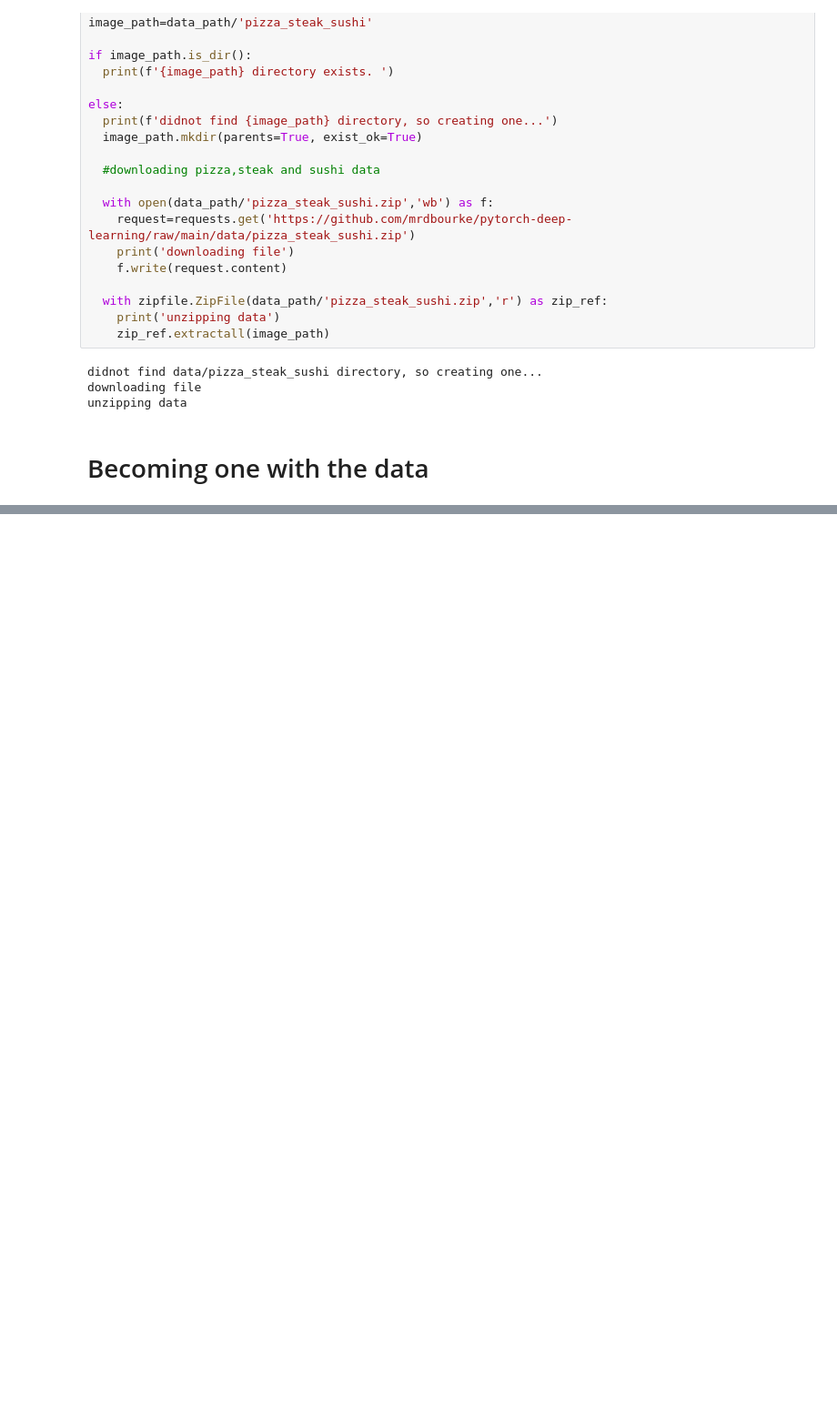
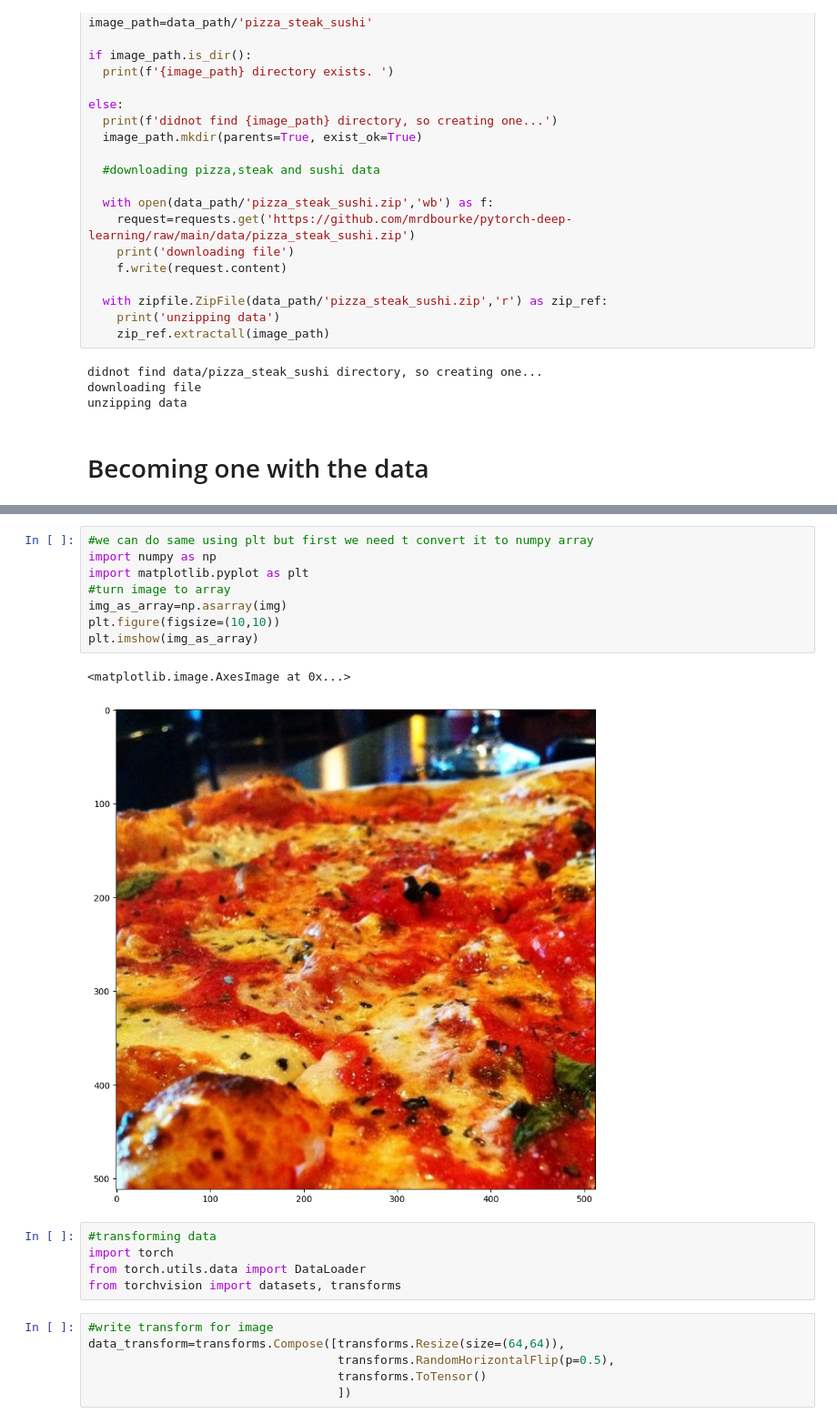
Before and after one commit to 404saugat404/pytorch, a Jupyter notebook: custom_data.ipynb, the cells around one changed output, grey strips where cells are left out. Shown at 91% size. Cells and saved outputs as stored; diff of their text form; blank space fills up the shorter version.

```diff
--- a/custom_data.ipynb
+++ b/custom_data.ipynb
@@ -58,0 +93,22 @@ test_dir=image_path/'test'
+# %%
+#we can do same using plt but first we need t convert it to numpy array
+import numpy as np
+import matplotlib.pyplot as plt
+#turn image to array
+img_as_array=np.asarray(img)
+plt.figure(figsize=(10,10))
+plt.imshow(img_as_array)
+# %% [output]
+<matplotlib.image.AxesImage at 0x...>
+[figure, added]
+# %%
+#transforming data
+import torch
+from torch.utils.data import DataLoader
+from torchvision import datasets, transforms
+# %%
+#write transform for image
+data_transform=transforms.Compose([transforms.Resize(size=(64,64)),
+                                   transforms.RandomHorizontalFlip(p=0.5),
+                                   transforms.ToTensor()
+                                   ])
```
Also changed, not shown: parts of 5 cells of this notebook.
